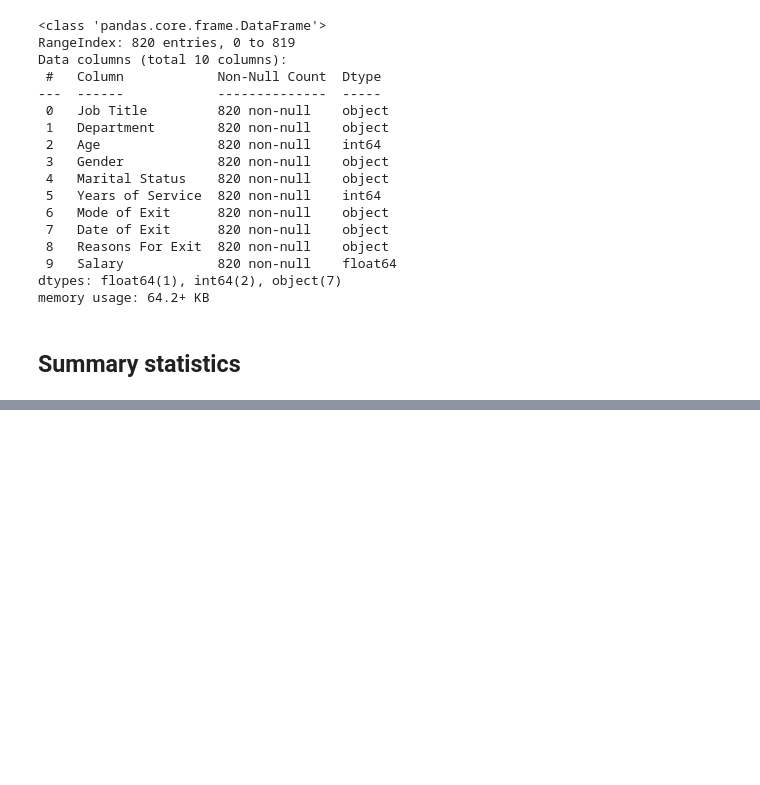
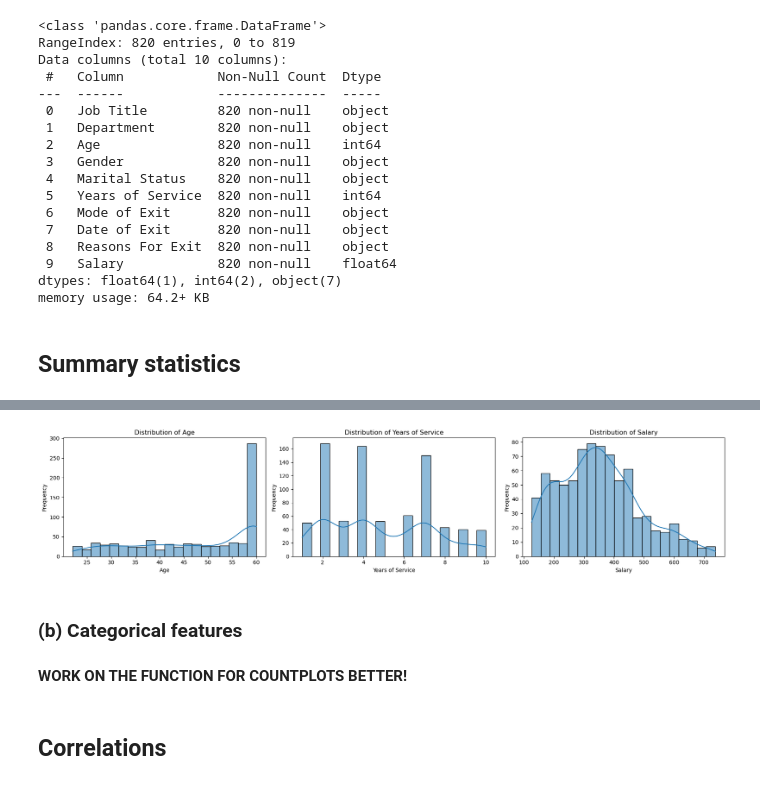
Before and after one commit to UgeneTettey/Employee_Attrition, a Jupyter notebook: notebooks/EDA_and_preprocessing.ipynb, the cells around one changed output, grey strips where cells are left out. Cells and saved outputs as stored; diff of their text form; code cells hidden in the pictures; blank space fills up the shorter version.

```diff
--- a/notebooks/EDA_and_preprocessing.ipynb
+++ b/notebooks/EDA_and_preprocessing.ipynb
@@ -163,0 +174,9 @@ df_1_cleaned.head()
+# %%
+# histogram plot for exited employee data
+plot_histograms(df_2, kde=True)
+# %% [output]
+[figure, added]
+# %% [markdown]
+### (b) Categorical features
+# %% [markdown]
+**WORK ON THE FUNCTION FOR COUNTPLOTS BETTER!**
@@ -163,0 +225,2 @@ df_1_cleaned.head()
+# %% [markdown]
+## **Correlations**
```
Also changed, not shown: parts of 15 cells of this notebook.
